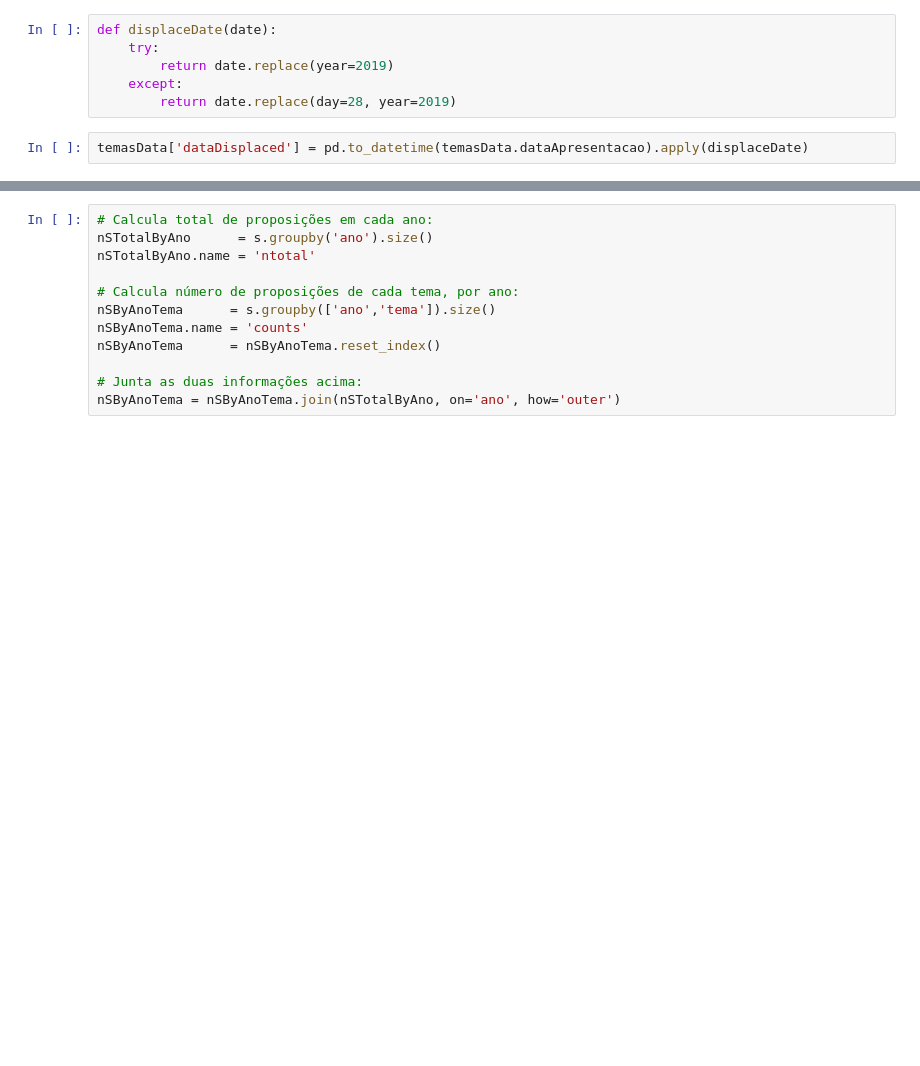
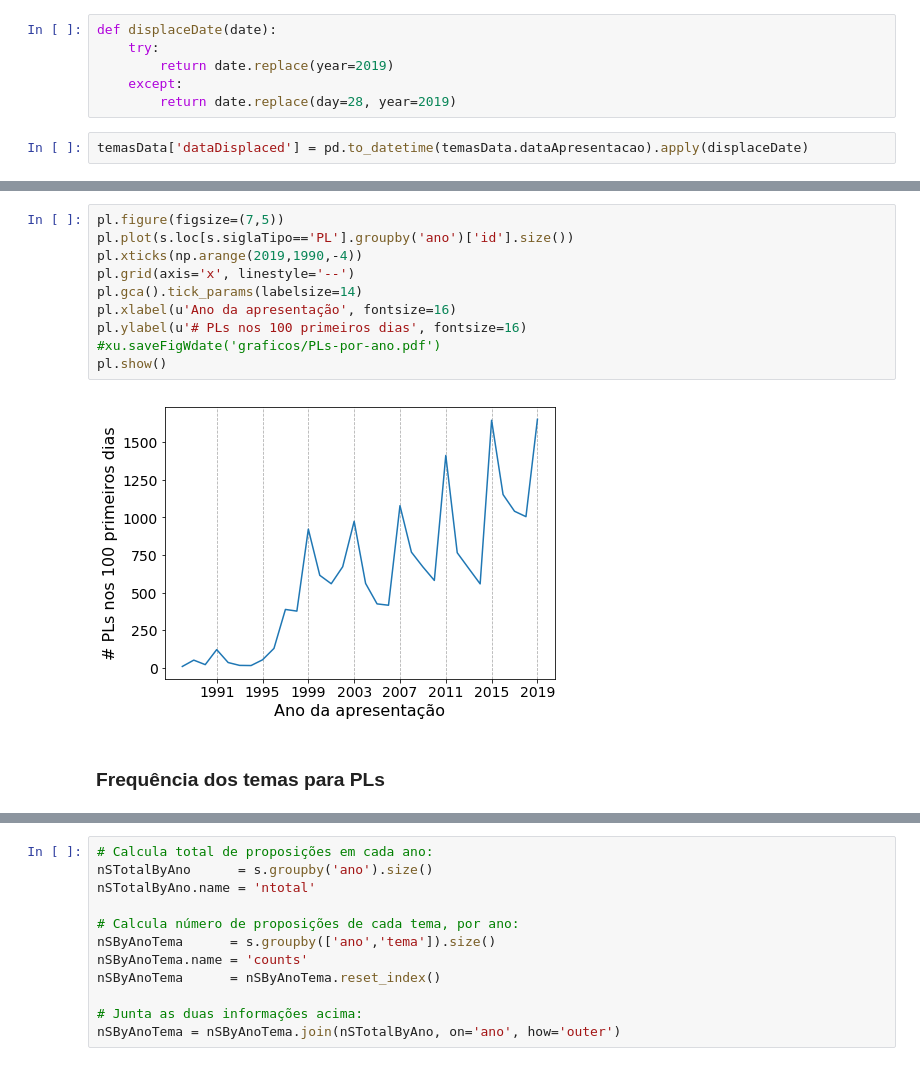
Before and after one commit to gabinete-compartilhado-acredito/100-dias-congresso, a Jupyter notebook: analises/temas_das_proposicoes.ipynb, the cells around one changed output, grey strips where cells are left out. Saved outputs shown, nothing was run; the diff lists cells and outputs as text; blank space fills up the shorter version.

```diff
--- a/analises/temas_das_proposicoes.ipynb
+++ b/analises/temas_das_proposicoes.ipynb
@@ -171,0 +186,14 @@ pl.show()
+# %%
+pl.figure(figsize=(7,5))
+pl.plot(s.loc[s.siglaTipo=='PL'].groupby('ano')['id'].size())
+pl.xticks(np.arange(2019,1990,-4))
+pl.grid(axis='x', linestyle='--')
+pl.gca().tick_params(labelsize=14)
+pl.xlabel(u'Ano da apresentação', fontsize=16)
+pl.ylabel(u'# PLs nos 100 primeiros dias', fontsize=16)
+#xu.saveFigWdate('graficos/PLs-por-ano.pdf')
+pl.show()
+# %% [output]
+[figure, added]
+# %% [markdown]
+### Frequência dos temas para PLs
```
Also changed, not shown: parts of 56 cells of this notebook.
